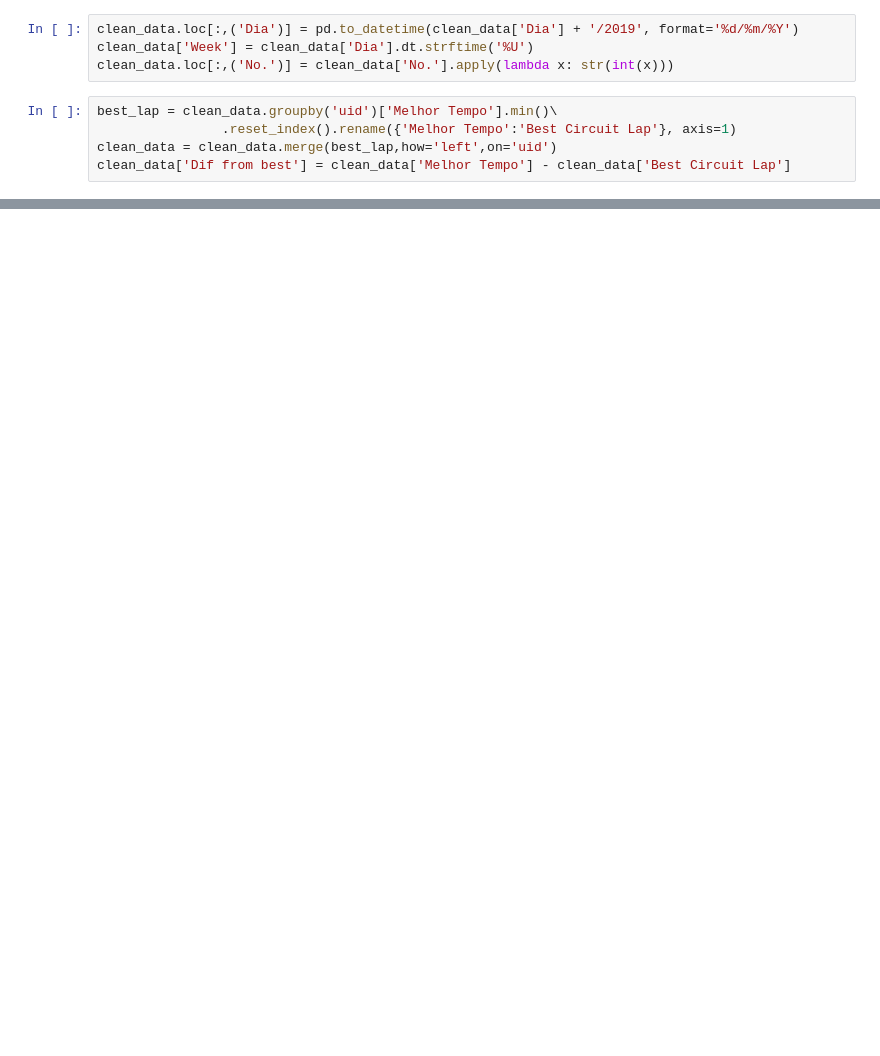
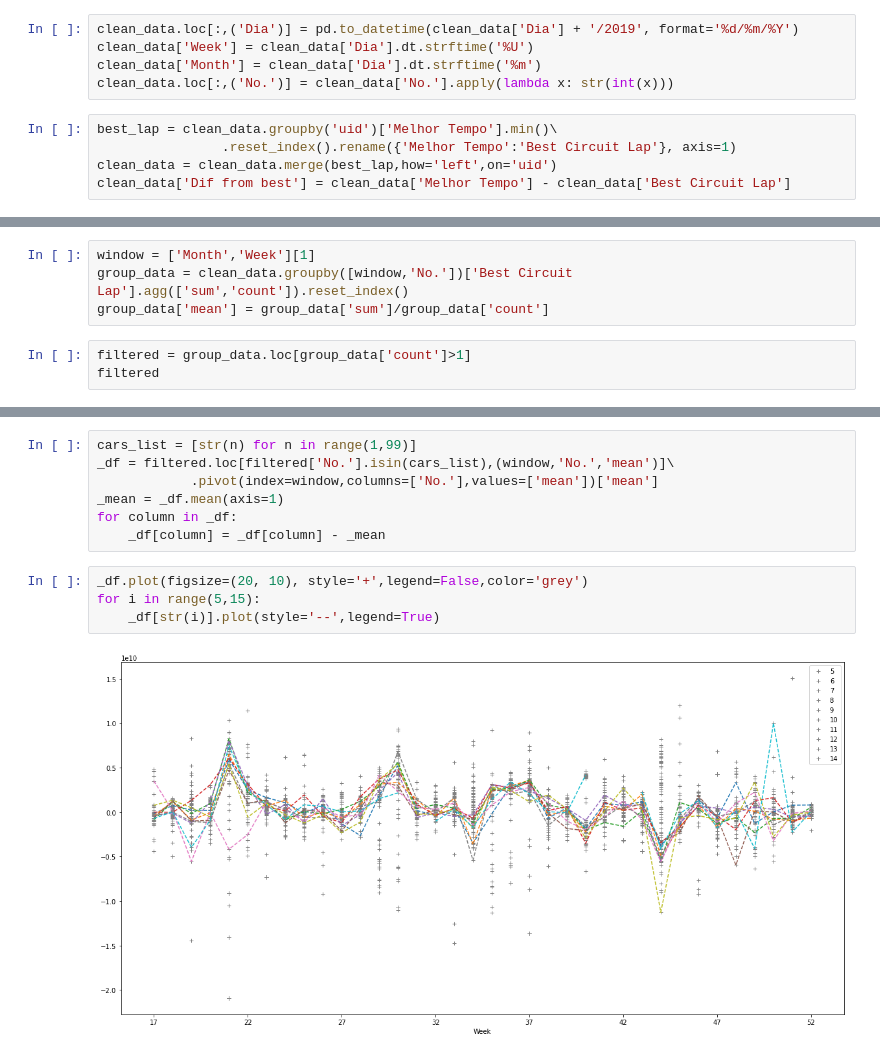
Before and after one commit to paulobueno/kart-scraping-analysis, a Jupyter notebook: Analysis/Kart-Analysis.ipynb, the cells around one changed output, grey strips where cells are left out. Cells and saved outputs as stored; diff of their text form; blank space fills up the shorter version.

Commit message:
added graph - mean

```diff
--- a/Analysis/Kart-Analysis.ipynb
+++ b/Analysis/Kart-Analysis.ipynb
@@ -28,6 +28,7 @@ clean_data = clean_data.loc[clean_data['Melhor Tempo'].notna()]
 # %%
 clean_data.loc[:,('Dia')] = pd.to_datetime(clean_data['Dia'] + '/2019', format='%d/%m/%Y')
 clean_data['Week'] = clean_data['Dia'].dt.strftime('%U')
+clean_data['Month'] = clean_data['Dia'].dt.strftime('%m')
 clean_data.loc[:,('No.')] = clean_data['No.'].apply(lambda x: str(int(x)))
 # %%
 best_lap = clean_data.groupby('uid')['Melhor Tempo'].min()\
@@ -58,0 +38,7 @@ group_data.loc[group_data['No.']=='10']
+# %%
+window = ['Month','Week'][1]
+group_data = clean_data.groupby([window,'No.'])['Best Circuit Lap'].agg(['sum','count']).reset_index()
+group_data['mean'] = group_data['sum']/group_data['count']
+# %%
+filtered = group_data.loc[group_data['count']>1]
+filtered
@@ -58,0 +59,13 @@ group_data.loc[group_data['No.']=='10']
+# %%
+cars_list = [str(n) for n in range(1,99)]
+_df = filtered.loc[filtered['No.'].isin(cars_list),(window,'No.','mean')]\
+            .pivot(index=window,columns=['No.'],values=['mean'])['mean']
+_mean = _df.mean(axis=1)
+for column in _df:
+    _df[column] = _df[column] - _mean
+# %%
+_df.plot(figsize=(20, 10), style='+',legend=False,color='grey')
+for i in range(5,15):
+    _df[str(i)].plot(style='--',legend=True)
+# %% [output]
+[figure, added]
```
Also changed, not shown: parts of 3 cells of this notebook.
